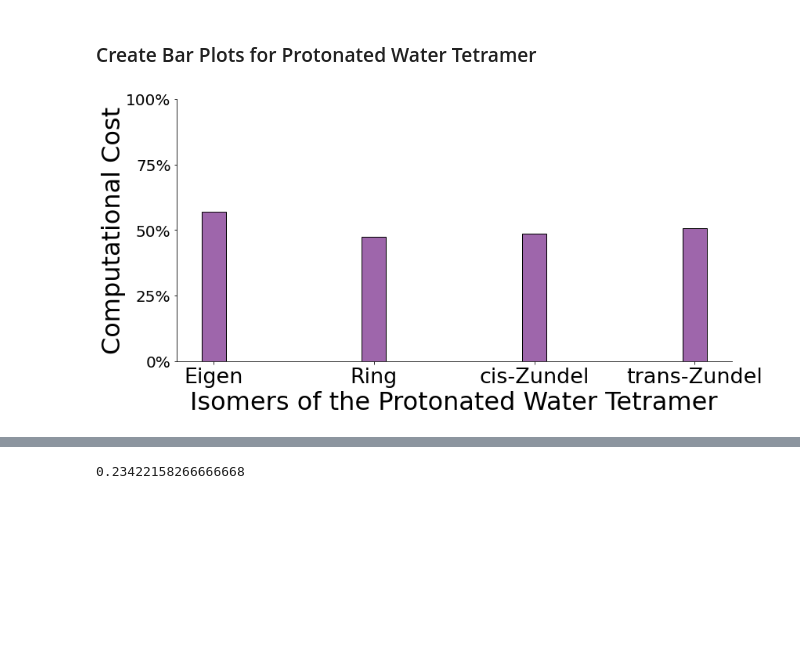
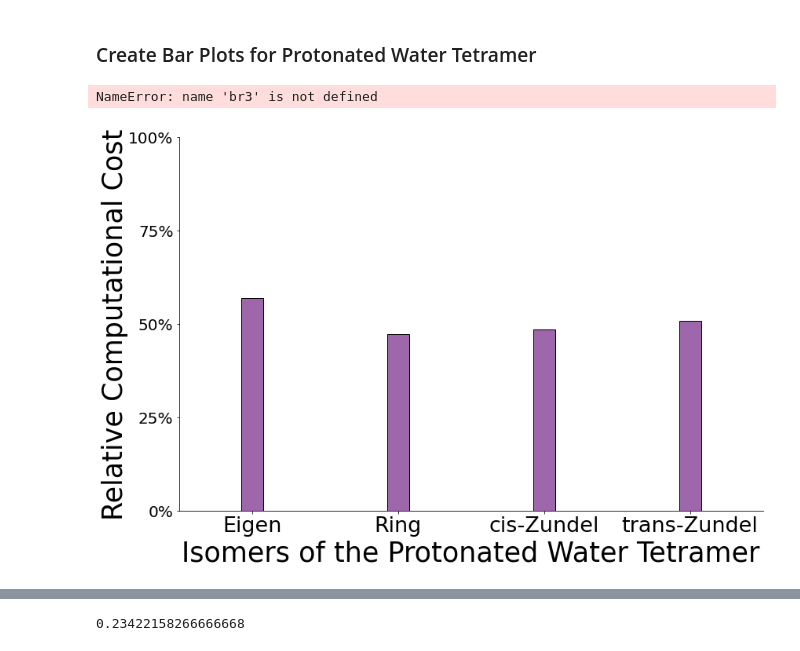
Before and after one commit to aodongliu/NEO-SCF-2ndYearExam, a Jupyter notebook: bar_plot_compcost_new.ipynb, the cells around one changed output, grey strips where cells are left out. Saved outputs shown, nothing was run; the diff lists cells and outputs as text; code cells hidden in the pictures; blank space fills up the shorter version.

```diff
--- a/bar_plot_compcost_new.ipynb
+++ b/bar_plot_compcost_new.ipynb
@@ -149,39 +146,36 @@ br3 = [x + barWidth for x in br1]
+# %%
+br3
+# %% [output]
+NameError: name 'br3' is not defined
 # %%
-fig, ax = plt.subplots(figsize =(12, 6))
+fig, ax = plt.subplots(figsize =(12, 8))
 
 # Make the plot
-
-# plt.bar(br1, TetraH2O_stw_diis, color ='#9e66ab', width = barWidth,
-#         edgecolor ='black', label ='Stepwise-DIIS')
-
-
-# plt.bar(br3, TetraH2O_simul_diis, color ='darkorange', width = barWidth,
-#         edgecolor ='black', label ='Simultaneous-DIIS')
-
 plt.bar(br1, TetraH2O_simul_diis, color ='#9e66ab', width = barWidth,
         edgecolor ='black', label ='Simultaneous-DIIS')
 
 # Adding Xticks
-plt.xlabel('Basis Sets')
-plt.ylabel('# of Fock Builds')
 plt.xticks([r for r in range(len(TetraH2O_simul_diis))],
         ['Eigen', 'Ring', 'cis-Zundel', 'trans-Zundel'],fontsize=27)
 
+# Give some room to the left of the first bar:
+plt.xlim(-0.5,3.5)
+
 #plt.legend(loc='upper right',fontsize=32)
-plt.xlabel("Isomers of the Protonated Water Tetramer",fontsize=32)
-plt.ylabel("Computational Cost",fontsize=32,labelpad = 0.01)
+plt.xlabel("Isomers of the Protonated Water Tetramer",fontsize=35)
+plt.ylabel("Relative Computational Cost",fontsize=35,labelpad = 0.01)
 plt.yticks(fontsize=20)
 plt.tight_layout()
 plt.gca().spines['right'].set_color('none')
 plt.gca().spines['top'].set_color('none')
 plt.gca().set_ylim(0,1)
 plt.gca().set_yticks(np.arange(0,1.25,0.25))
 plt.gca().yaxis.set_major_formatter(mtick.PercentFormatter(1))
 fig.tight_layout()
 plt.savefig('4H2O_2AlgvsCompCost_new.pdf',dpi=3600)
 plt.show()
 # %% [output]
-[figure, old version]
+[figure, new version]
 # %%
 # Average Saving for the 4H2O+
 np.average(TetraH2O_simul_diis)
```
Also changed, not shown: parts of 5 cells of this notebook, 35 other files.
